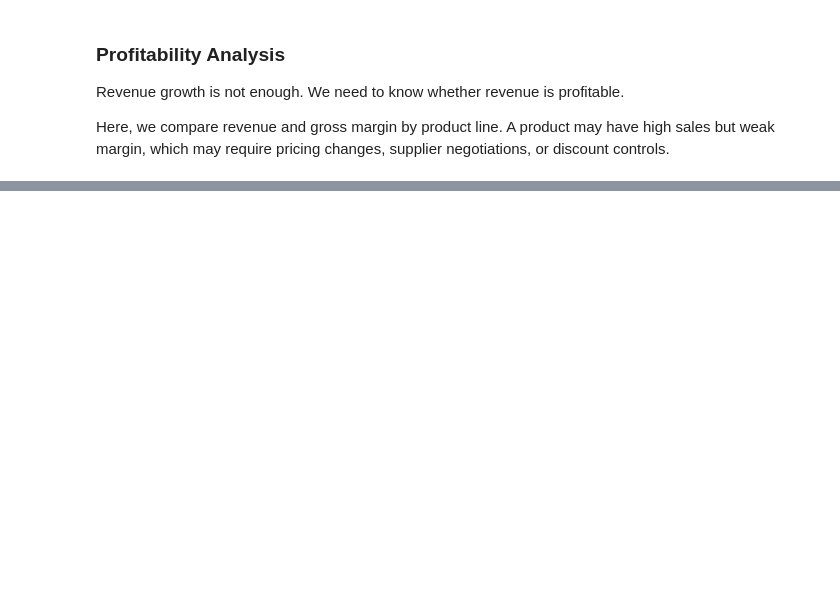
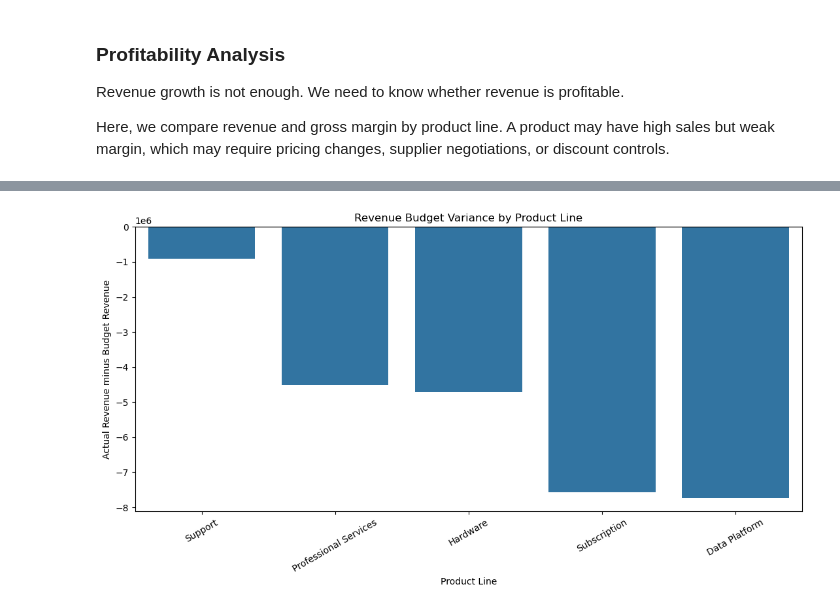
Before and after one commit to profshai/financial-analysis-forecasting, a Jupyter notebook: notebooks/01_financial_analysis.ipynb, the cells around one changed output, grey strips where cells are left out. Cells and saved outputs as stored; diff of their text form; code cells hidden in the pictures; blank space fills up the shorter version.

```diff
--- a/notebooks/01_financial_analysis.ipynb
+++ b/notebooks/01_financial_analysis.ipynb
@@ -316,0 +554,26 @@ revenue_by_product.head()
+# %%
+variance_summary = (
+    variance
+    .groupby("product_line", as_index=False)
+    .agg(
+        actual_revenue=("actual_revenue", "sum"),
+        budget_revenue=("budget_revenue", "sum"),
+        revenue_variance=("revenue_variance", "sum"),
+        actual_gross_profit=("actual_gross_profit", "sum"),
+        budget_gross_profit=("budget_gross_profit", "sum"),
+        gross_profit_variance=("gross_profit_variance", "sum")
+    )
+)
+
+variance_summary["revenue_variance_pct"] = (
+    variance_summary["actual_revenue"] / variance_summary["budget_revenue"] - 1
+)
+
+variance_summary["gross_profit_variance_pct"] = (
+    variance_summary["actual_gross_profit"] / variance_summary["budget_gross_profit"] - 1
+)
+
+variance_summary = variance_summary.sort_values("revenue_variance", ascending=False)
+
+variance_summary.to_csv(OUTPUTS_DIR / "budget_variance_summary_by_product.csv", index=False)
+variance_summary
@@ -316,0 +587,17 @@ revenue_by_product.head()
+# %%
+plt.figure(figsize=(11, 6))
+sns.barplot(
+    data=variance_summary,
+    x="product_line",
+    y="revenue_variance"
+)
+plt.axhline(0, color="black", linewidth=1)
+plt.title("Revenue Budget Variance by Product Line")
+plt.xlabel("Product Line")
+plt.ylabel("Actual Revenue minus Budget Revenue")
+plt.xticks(rotation=30)
+plt.tight_layout()
+plt.savefig(FIGURES_DIR / "budget_variance_by_product_line.png", dpi=300)
+plt.show()
+# %% [output]
+[figure, added]
```
Also changed, not shown: parts of 80 cells of this notebook.
